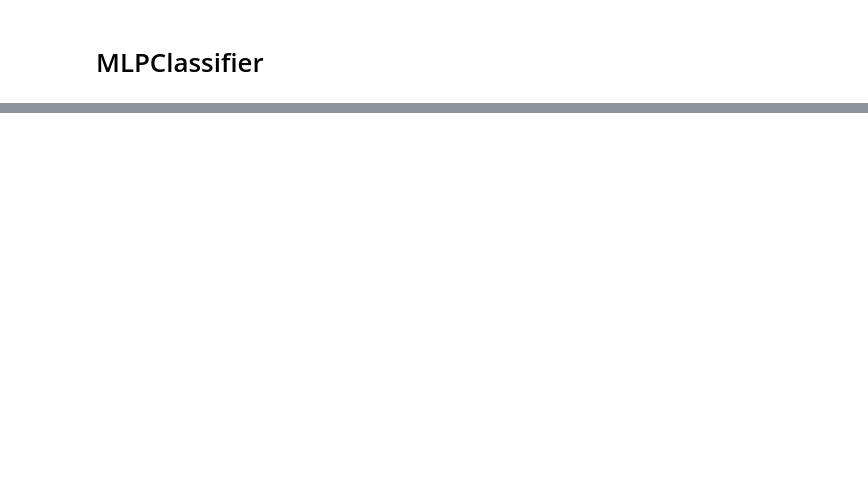
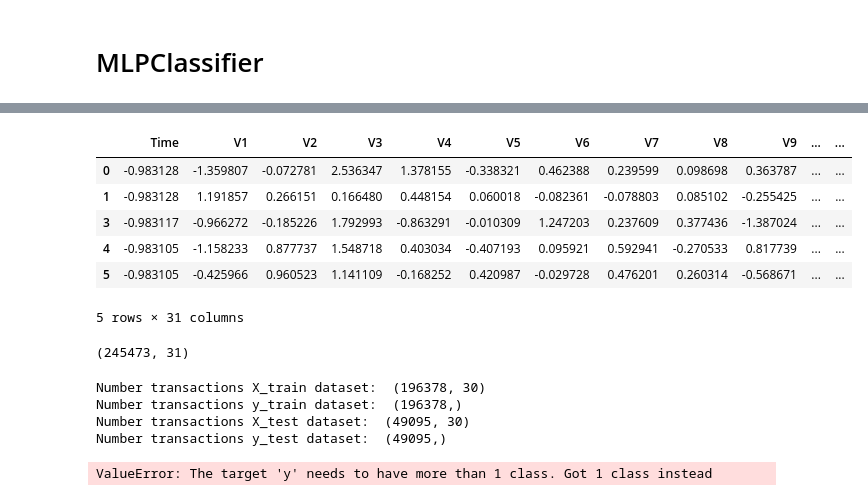
Before and after one commit to WazedKhan/Thesis-Fraud, a Jupyter notebook: Fraud De.ipynb, the cells around one changed output, grey strips where cells are left out. Drawn from its saved outputs; the diff is of its cells as text; code cells hidden in the pictures; blank space fills up the shorter version.

```diff
--- a/Fraud De.ipynb
+++ b/Fraud De.ipynb
@@ -1116,0 +1169,3 @@ Training with Parameter:  {'model': MLPClassifier(), 'params': {'hidden_layer_si
+# %%
+print(df2.shape)
+df3 = df2[df2['Amount'] != 0 ]
@@ -1116,0 +1188,3 @@ Training with Parameter:  {'model': MLPClassifier(), 'params': {'hidden_layer_si
+# %%
+df3['Amount'] = rob_scaler.fit_transform(df3['Amount'].values.reshape(-1, 1))
+df3['Time'] = rob_scaler.fit_transform(df3['Time'].values.reshape(-1, 1))
@@ -1116,0 +1202,14 @@ Training with Parameter:  {'model': MLPClassifier(), 'params': {'hidden_layer_si
+# %%
+df3.head()
+# %% [output]
+|  | Time | V1 | V2 | V3 | V4 | V5 | V6 | V7 | V8 | V9 | ... | ... |
+| 0 | -0.983128 | -1.359807 | -0.072781 | 2.536347 | 1.378155 | -0.338321 | 0.462388 | 0.239599 | 0.098698 | 0.363787 | ... | ... |
+| 1 | -0.983128 | 1.191857 | 0.266151 | 0.166480 | 0.448154 | 0.060018 | -0.082361 | -0.078803 | 0.085102 | -0.255425 | ... | ... |
+| 3 | -0.983117 | -0.966272 | -0.185226 | 1.792993 | -0.863291 | -0.010309 | 1.247203 | 0.237609 | 0.377436 | -1.387024 | ... | ... |
+| 4 | -0.983105 | -1.158233 | 0.877737 | 1.548718 | 0.403034 | -0.407193 | 0.095921 | 0.592941 | -0.270533 | 0.817739 | ... | ... |
+| 5 | -0.983105 | -0.425966 | 0.960523 | 1.141109 | -0.168252 | 0.420987 | -0.029728 | 0.476201 | 0.260314 | -0.568671 | ... | ... |
+5 rows × 31 columns
+# %%
+df3.shape
+# %% [output]
+(245473, 31)
@@ -1116,0 +1221,15 @@ Training with Parameter:  {'model': MLPClassifier(), 'params': {'hidden_layer_si
+# %%
+print("Number transactions X_train dataset: ", X_train.shape)
+print("Number transactions y_train dataset: ", y_train.shape)
+print("Number transactions X_test dataset: ", X_test.shape)
+print("Number transactions y_test dataset: ", y_test.shape)
+# %% [output]
+Number transactions X_train dataset:  (196378, 30)
+Number transactions y_train dataset:  (196378,)
+Number transactions X_test dataset:  (49095, 30)
+Number transactions y_test dataset:  (49095,)
+# %%
+oversmple = SMOTE(random_state = 2)
+X_train_res, y_train_res = oversmple.fit_resample(X_train, y_train)
+# %% [output]
+ValueError: The target 'y' needs to have more than 1 class. Got 1 class instead
```
Also changed, not shown: parts of 40 cells of this notebook, 1 other file.
